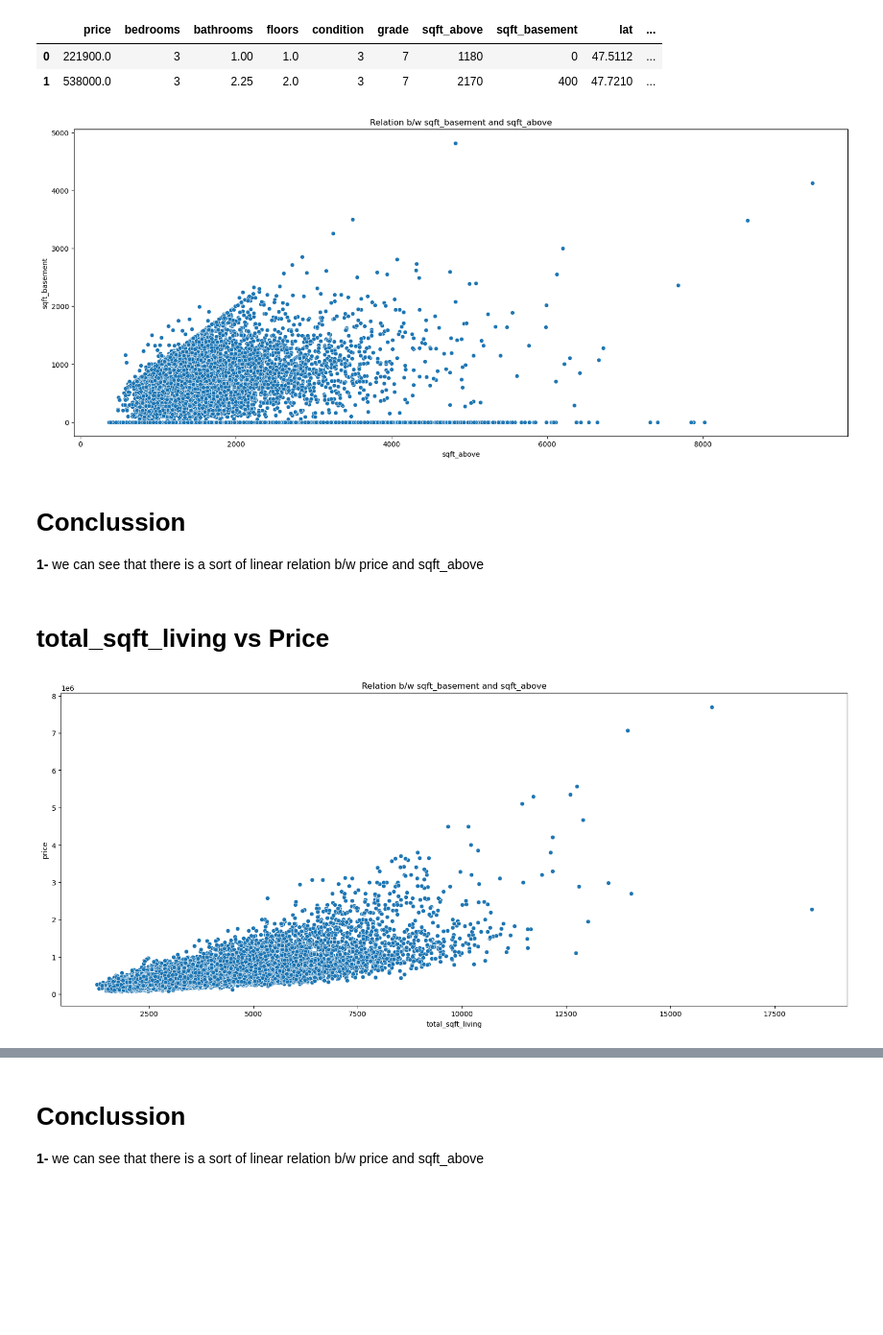
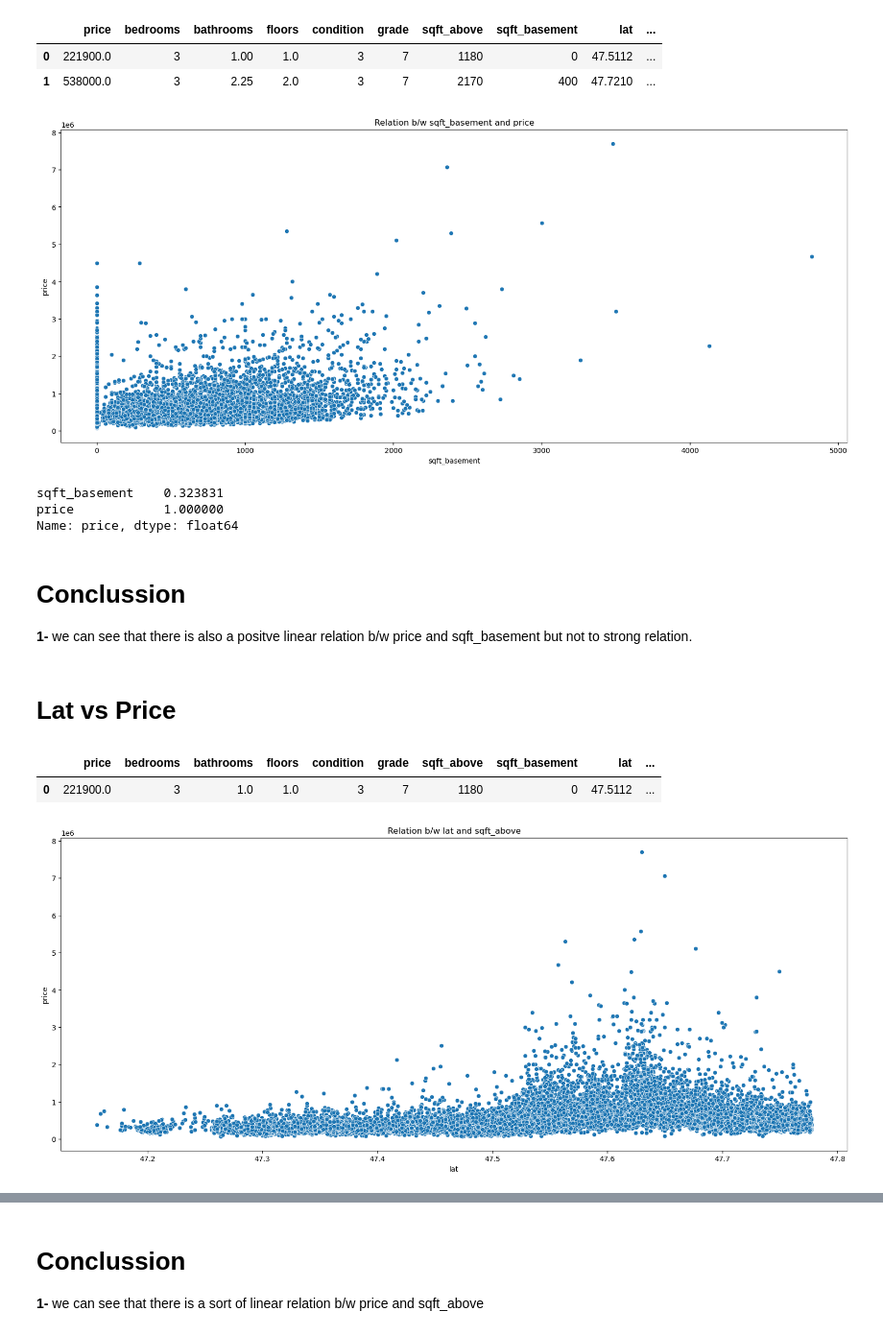
Before and after one commit to Sami606713/Intern, a Jupyter notebook: House_Price_Prediction/Notebook/HousePricePrediction.ipynb, the cells around one changed output, grey strips where cells are left out. Shown at 96% size. Drawn from its saved outputs; the diff is of its cells as text; code cells hidden in the pictures; blank space fills up the shorter version.

```diff
--- a/House_Price_Prediction/Notebook/HousePricePrediction.ipynb
+++ b/House_Price_Prediction/Notebook/HousePricePrediction.ipynb
@@ -719,20 +726,31 @@ house.head(2)
 | 1 | 538000.0 | 3 | 2.25 | 2.0 | 3 | 7 | 2170 | 400 | 47.7210 | ... |
 # %%
 fig,(ax1)=plt.subplots(1,1,figsize=(20,8))
-ax1.set_title('Relation b/w sqft_basement and sqft_above')
-sns.scatterplot(data=house,x='sqft_above',y='sqft_basement',ax=ax1)
+ax1.set_title('Relation b/w sqft_basement and price')
+sns.scatterplot(data=house,x='sqft_basement',y='price',ax=ax1)
 plt.show()
 # %% [output]
-[figure, old version]
+[figure, new version]
+# %%
+house[['sqft_basement','price']].corr()['price']
+# %% [output]
+sqft_basement    0.323831
+price            1.000000
+Name: price, dtype: float64
 # %% [markdown]
 # Conclussion
-**1-** we can see that there is a sort of linear relation b/w price and sqft_above
+**1-** we can see that there is also a positve linear relation b/w price and sqft_basement but not to strong relation.
 # %% [markdown]
-# total_sqft_living vs Price
+# Lat vs Price
+# %%
+house.head(1)
+# %% [output]
+|  | price | bedrooms | bathrooms | floors | condition | grade | sqft_above | sqft_basement | lat | ... |
+| 0 | 221900.0 | 3 | 1.0 | 1.0 | 3 | 7 | 1180 | 0 | 47.5112 | ... |
 # %%
 fig,(ax1)=plt.subplots(1,1,figsize=(20,8))
-ax1.set_title('Relation b/w sqft_basement and sqft_above')
-sns.scatterplot(data=house,x='total_sqft_living',y='price',ax=ax1)
+ax1.set_title('Relation b/w lat and sqft_above')
+sns.scatterplot(data=house,x='lat',y='price',ax=ax1)
 plt.show()
 # %% [output]
-[figure, old version]
+[figure, new version]
```
Also changed, not shown: parts of 72 cells of this notebook, 1 other file.
